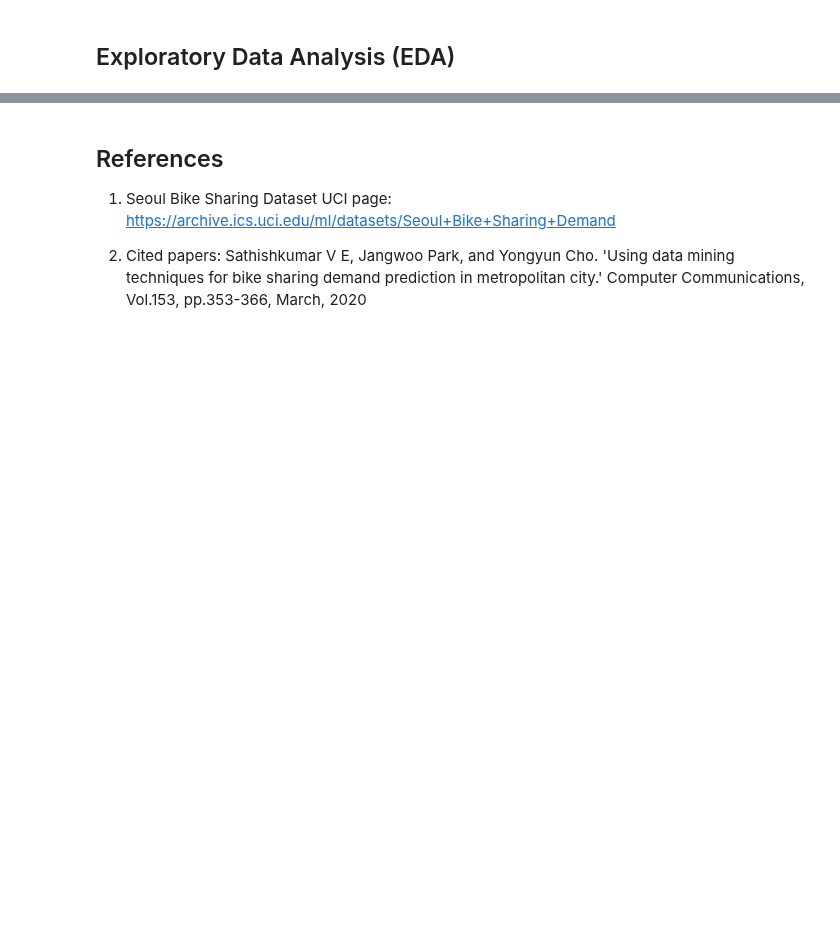
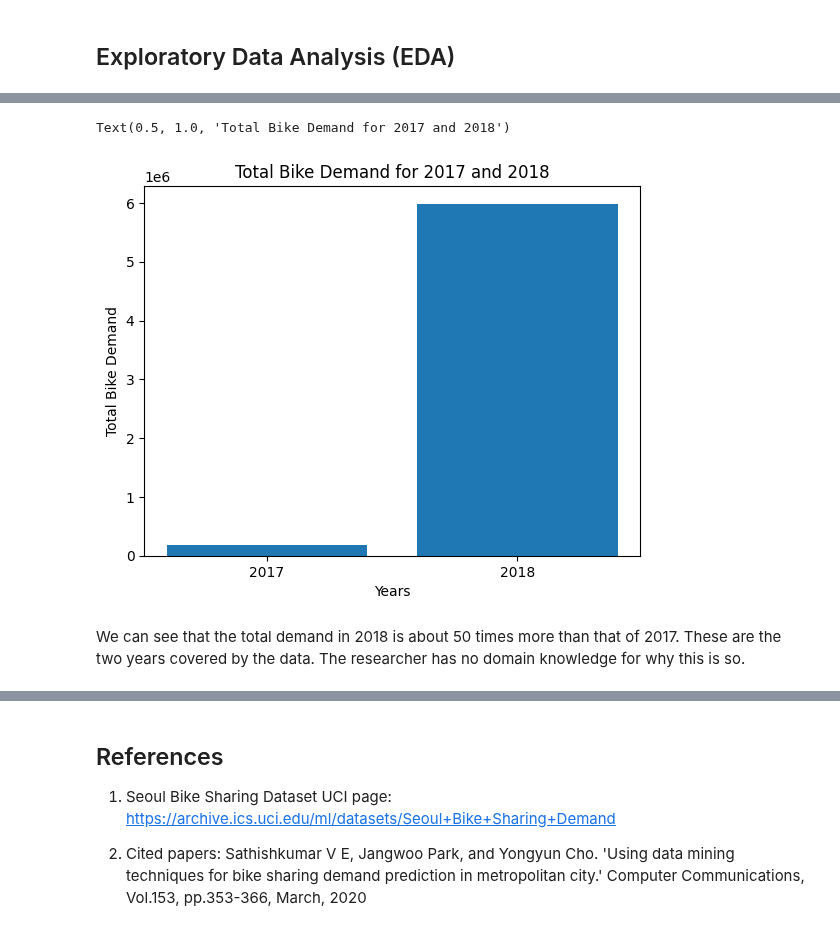
Before and after one commit to Emekadavid/bike-rentals, a Jupyter notebook: notebook.ipynb, the cells around one changed output, grey strips where cells are left out. Cells and saved outputs as stored; diff of their text form; code cells hidden in the pictures; blank space fills up the shorter version.

```diff
--- a/notebook.ipynb
+++ b/notebook.ipynb
@@ -137,0 +236,11 @@ There are no null values in the data set. As it is, it is set for exploratory da
+# %%
+yearly_df.year = yearly_df.year.astype(str)
+plt.bar(yearly_df.year, yearly_df.rented_bike_count)
+plt.xlabel("Years")
+plt.ylabel("Total Bike Demand")
+plt.title("Total Bike Demand for 2017 and 2018")
+# %% [output]
+Text(0.5, 1.0, 'Total Bike Demand for 2017 and 2018')
+[figure, added]
+# %% [markdown]
+We can see that the total demand in 2018 is about 50 times more than that of 2017. These are the two years covered by the data. The researcher has no domain knowledge for why this is so.
```
Also changed, not shown: parts of 30 cells of this notebook, 1 other file.
